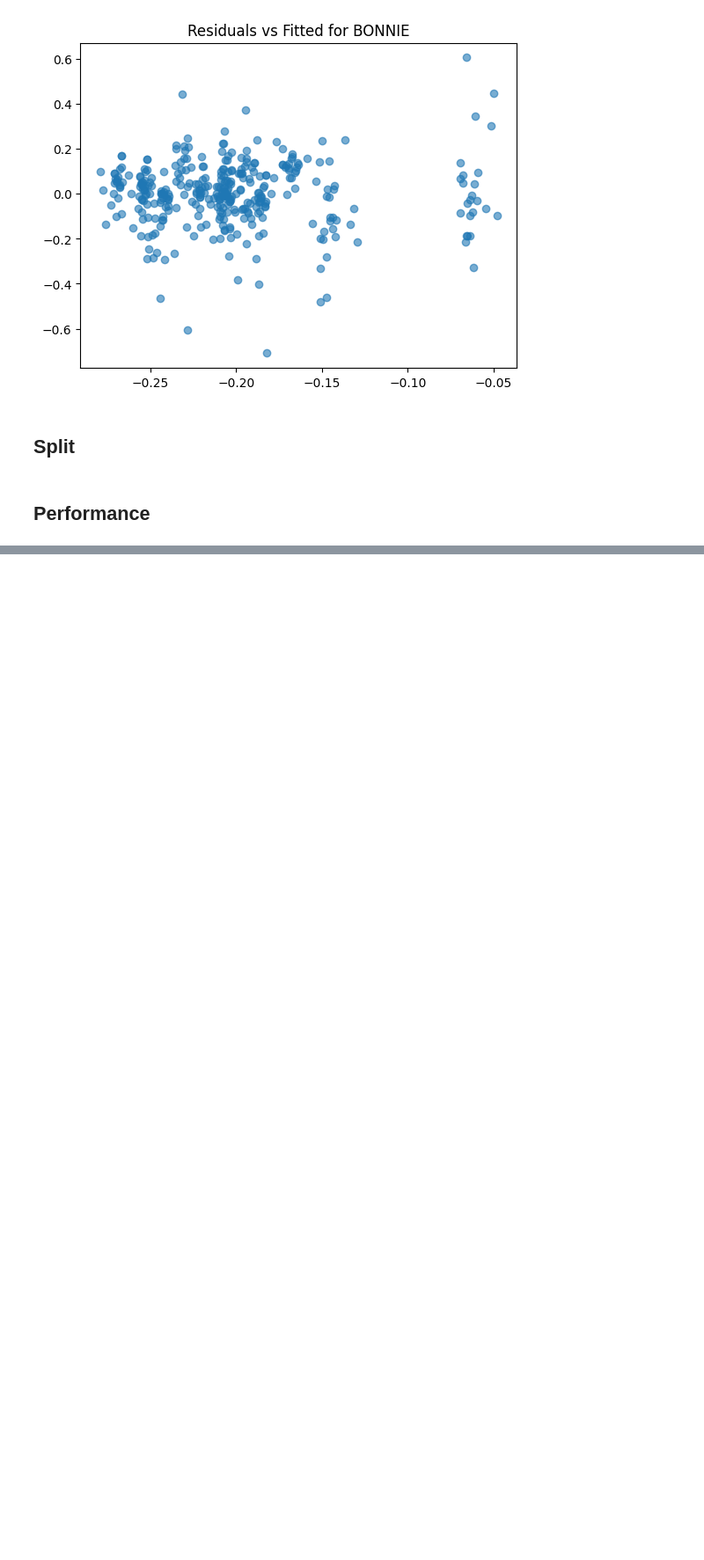
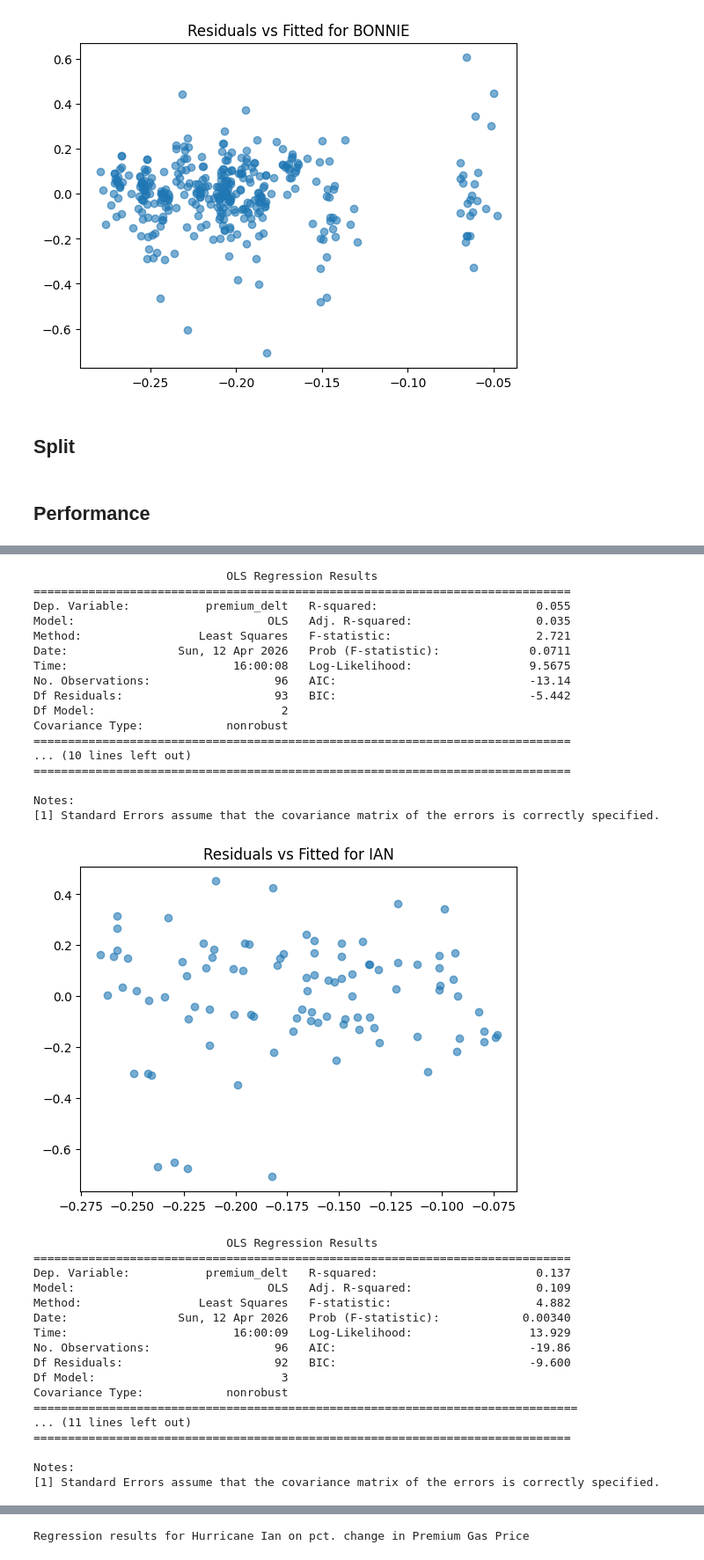
Before and after one commit to sofieappel/HurricanesAndGasPrices, a Jupyter notebook: reg.ipynb, the cells around one changed output, grey strips where cells are left out. Shown at 88% size. Cells and saved outputs as stored; diff of their text form; code cells hidden in the pictures; blank space fills up the shorter version.

```diff
--- a/reg.ipynb
+++ b/reg.ipynb
@@ -177,0 +298,64 @@ strong multicollinearity or other numerical problems.
+# %%
+model_bonnie3, df_bonnie3 = storm_ols(
+    df = df,
+    storm_name = 'IAN',
+    outcome = "premium_delt",
+    regressors = ["distance", "dist2land"],
+    diagnostic=True
+)
+
+model_bonnie, df_bonnie = storm_ols(
+    df = df,
+    storm_name = 'IAN',
+    outcome = "premium_delt",
+    regressors = ["storm_speed", "distance", "dist2land"],
+    diagnostic=True
+)
+
+model_bonnie2, df_bonnie2 = storm_ols(
+    df = df,
+    storm_name = 'IAN',
+    outcome = "premium_delt",
+    regressors = ["storm_speed", "distance", "dist2land", "usa_wind"],
+    diagnostic=True
+)
+
+stargazer = Stargazer([model_bonnie3, model_bonnie, model_bonnie2])
+stargazer.title("Regression results for Hurricane Ian on pct. change in Premium Gas Price")
+HTML(stargazer.render_html())
+# %% [output]
+                            OLS Regression Results
+==============================================================================
+Dep. Variable:           premium_delt   R-squared:                       0.055
+Model:                            OLS   Adj. R-squared:                  0.035
+Method:                 Least Squares   F-statistic:                     2.721
+Date:                Sun, 12 Apr 2026   Prob (F-statistic):             0.0711
+Time:                        16:00:08   Log-Likelihood:                 9.5675
+No. Observations:                  96   AIC:                            -13.14
+Df Residuals:                      93   BIC:                            -5.442
+Df Model:                           2
+Covariance Type:            nonrobust
+==============================================================================
+... (10 lines left out)
+==============================================================================
+
+Notes:
+[1] Standard Errors assume that the covariance matrix of the errors is correctly specified.
+[figure, added]
+                            OLS Regression Results
+==============================================================================
+Dep. Variable:           premium_delt   R-squared:                       0.137
+Model:                            OLS   Adj. R-squared:                  0.109
+Method:                 Least Squares   F-statistic:                     4.882
+Date:                Sun, 12 Apr 2026   Prob (F-statistic):            0.00340
+Time:                        16:00:09   Log-Likelihood:                 13.929
+No. Observations:                  96   AIC:                            -19.86
+Df Residuals:                      92   BIC:                            -9.600
+Df Model:                           3
+Covariance Type:            nonrobust
+===============================================================================
+... (11 lines left out)
+==============================================================================
+
+Notes:
+[1] Standard Errors assume that the covariance matrix of the errors is correctly specified.
@@ -177,0 +381 @@ strong multicollinearity or other numerical problems.
+Regression results for Hurricane Ian on pct. change in Premium Gas Price
```
Also changed, not shown: parts of 16 cells of this notebook, 1 other file.
